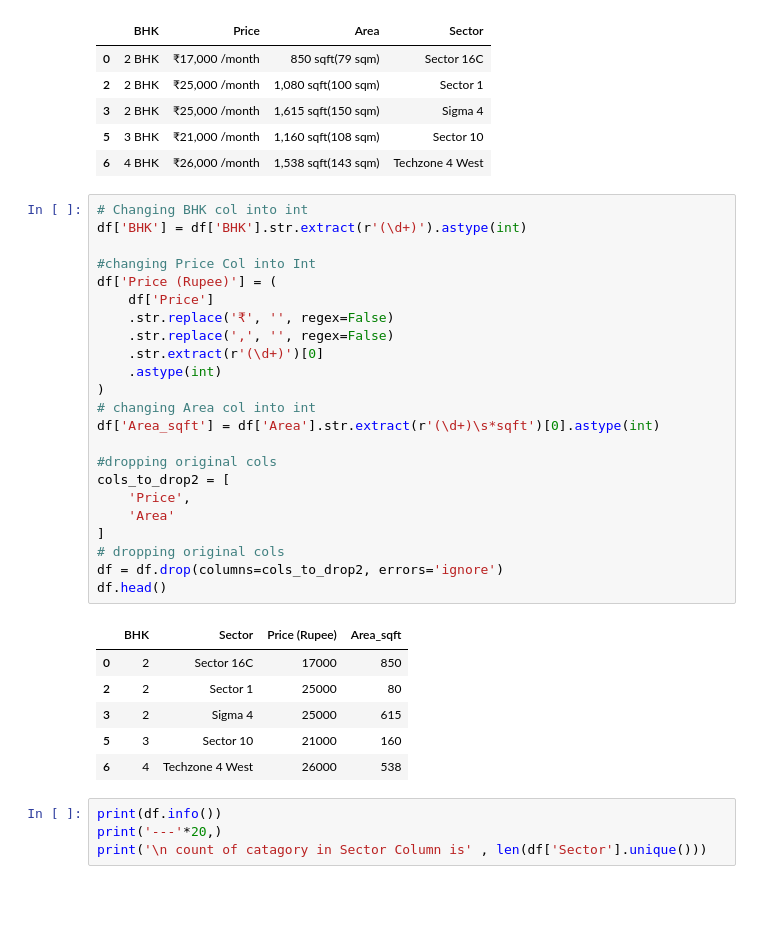
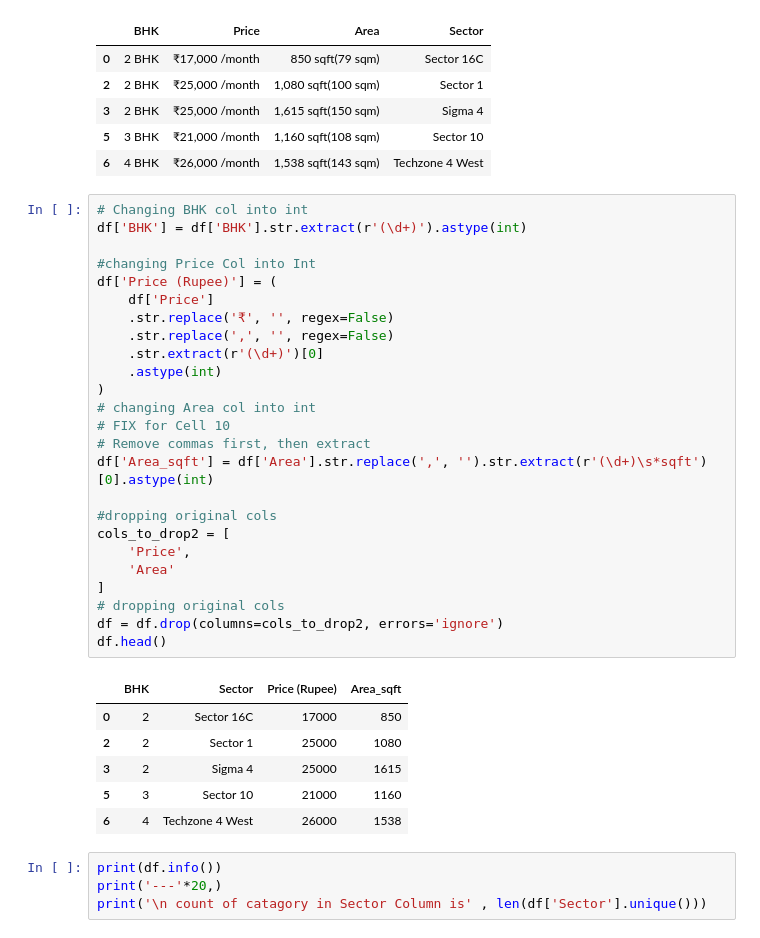
Before and after one commit to SinghNitin-0703/House_Rent_prediction_based_scraped_data, a Jupyter notebook: Gr.Noida House Price Prediction.ipynb, the cells around one changed output. Saved outputs shown, nothing was run; the diff lists cells and outputs as text; blank space fills up the shorter version.

```diff
--- a/Gr.Noida House Price Prediction.ipynb
+++ b/Gr.Noida House Price Prediction.ipynb
@@ -186,33 +186,35 @@ df.head()
 # %%
 # Changing BHK col into int
 df['BHK'] = df['BHK'].str.extract(r'(\d+)').astype(int)
 
 #changing Price Col into Int
 df['Price (Rupee)'] = (
     df['Price']
     .str.replace('₹', '', regex=False)
     .str.replace(',', '', regex=False)
     .str.extract(r'(\d+)')[0]
     .astype(int)
 )
 # changing Area col into int
-df['Area_sqft'] = df['Area'].str.extract(r'(\d+)\s*sqft')[0].astype(int)
+# FIX for Cell 10
+# Remove commas first, then extract
+df['Area_sqft'] = df['Area'].str.replace(',', '').str.extract(r'(\d+)\s*sqft')[0].astype(int)
 
 #dropping original cols
 cols_to_drop2 = [
     'Price',
     'Area'
 ]
 # dropping original cols
 df = df.drop(columns=cols_to_drop2, errors='ignore')
 df.head()
 # %% [output]
 |  | BHK | Sector | Price (Rupee) | Area_sqft |
 | 0 | 2 | Sector 16C | 17000 | 850 |
-| 2 | 2 | Sector 1 | 25000 | 80 |
-| 3 | 2 | Sigma 4 | 25000 | 615 |
-| 5 | 3 | Sector 10 | 21000 | 160 |
-| 6 | 4 | Techzone 4 West | 26000 | 538 |
+| 2 | 2 | Sector 1 | 25000 | 1080 |
+| 3 | 2 | Sigma 4 | 25000 | 1615 |
+| 5 | 3 | Sector 10 | 21000 | 1160 |
+| 6 | 4 | Techzone 4 West | 26000 | 1538 |
 # %%
 print(df.info())
 print('---'*20,)
```
Also changed, not shown: parts of 18 cells of this notebook.
